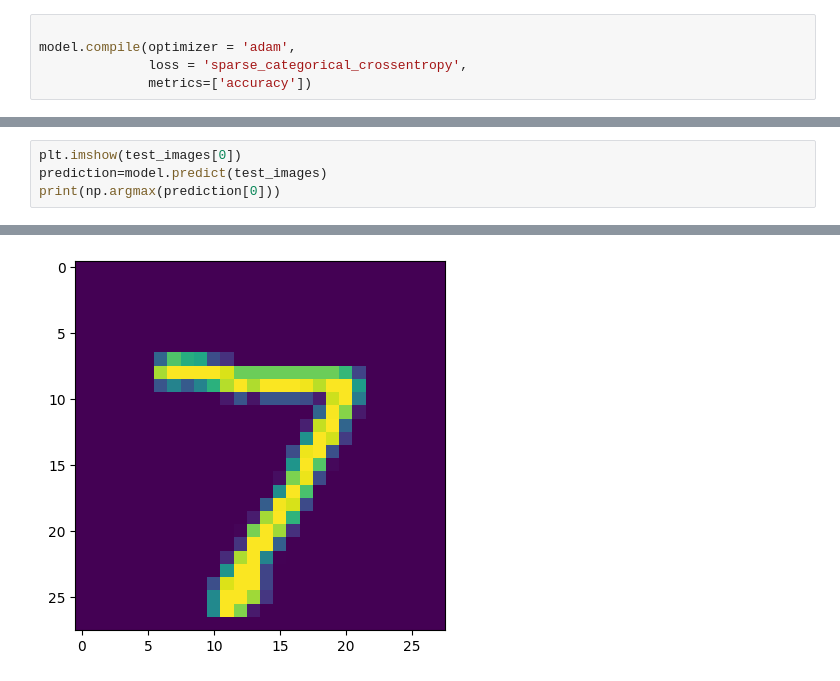
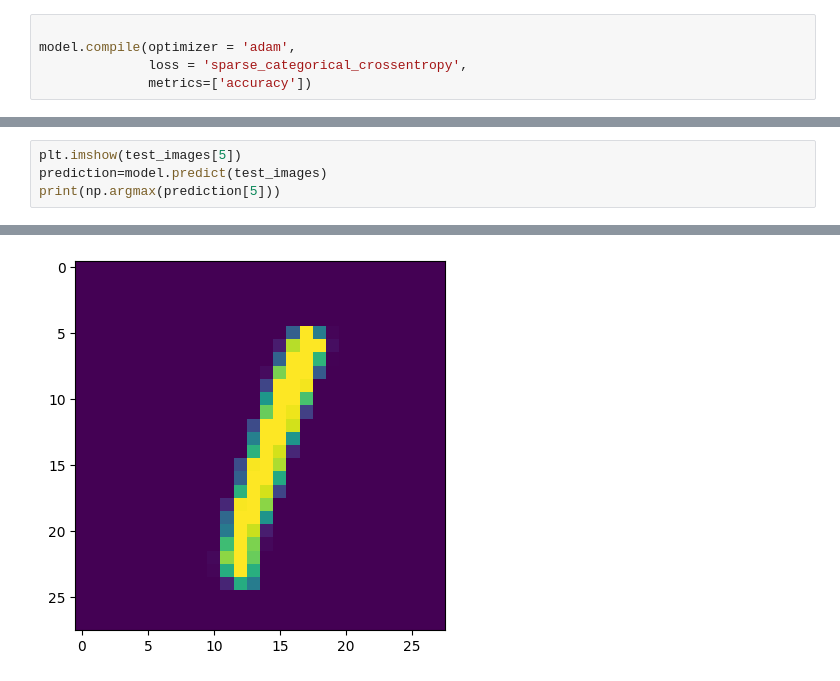
Before and after one commit to Masrafi5628/AI-ML-DL, a Jupyter notebook: MNIST.ipynb, the cells around one changed output, grey strips where cells are left out. Cells and saved outputs as stored; diff of their text form.

```diff
--- a/MNIST.ipynb
+++ b/MNIST.ipynb
@@ -72,5 +79,5 @@ print(model.evaluate(test_images,test_labels))
 # %%
-plt.imshow(test_images[0])
+plt.imshow(test_images[5])
 prediction=model.predict(test_images)
-print(np.argmax(prediction[0]))
+print(np.argmax(prediction[5]))
 # %% [output]
@@ -79 +86 @@ print(np.argmax(prediction[0]))
-[figure, old version]
+[figure, new version]
```
Also changed, not shown: parts of 5 cells of this notebook.
